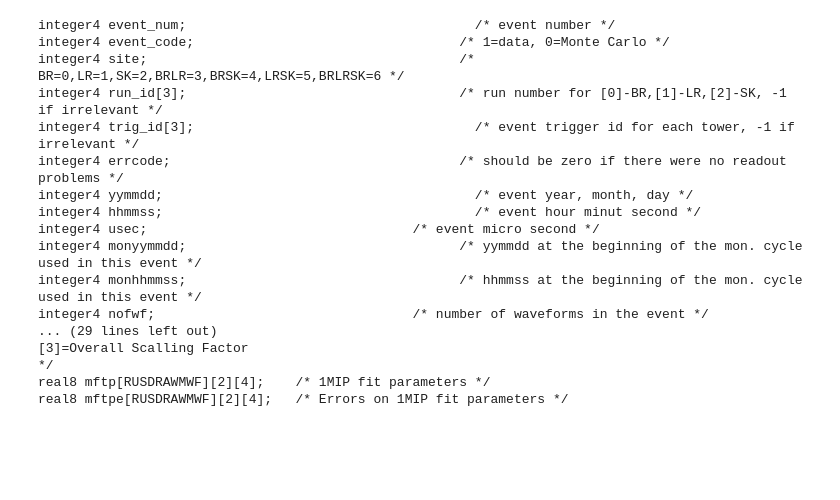
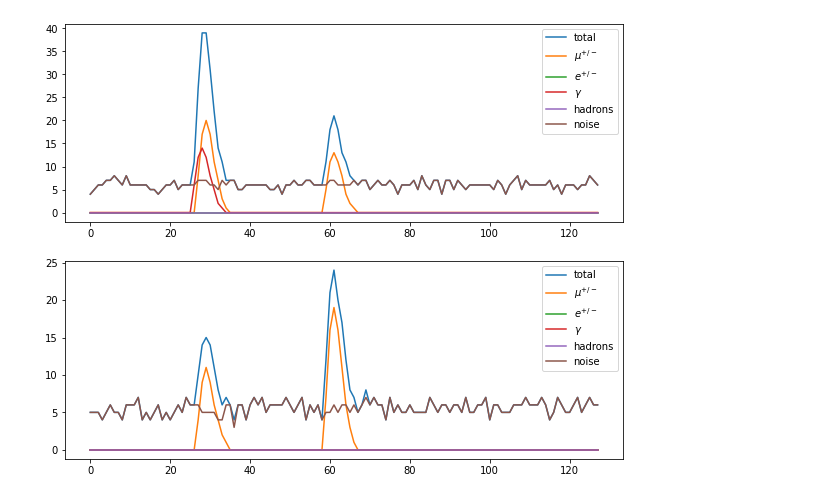
Before and after one commit to nj-vs-vh/ta-muon-puzzle, a Jupyter notebook: waveforms_preview.ipynb, the cells around one changed output. Drawn from its saved outputs; the diff is of its cells as text; code cells hidden in the pictures; blank space fills up the shorter version.

```diff
--- a/waveforms_preview.ipynb
+++ b/waveforms_preview.ipynb
@@ -85,23 +78,48 @@ plt.show()
-# %%
-print(rusdraw.doc)
-# %% [output]
-integer4 event_num;                                     /* event number */
-integer4 event_code;                                  /* 1=data, 0=Monte Carlo */
-integer4 site;                                        /* BR=0,LR=1,SK=2,BRLR=3,BRSK=4,LRSK=5,BRLRSK=6 */
-integer4 run_id[3];                                   /* run number for [0]-BR,[1]-LR,[2]-SK, -1 if irrelevant */
-integer4 trig_id[3];                                    /* event trigger id for each tower, -1 if irrelevant */
-integer4 errcode;                                     /* should be zero if there were no readout problems */
-integer4 yymmdd;                                        /* event year, month, day */
-integer4 hhmmss;                                        /* event hour minut second */
-integer4 usec;                                  /* event micro second */
-integer4 monyymmdd;                                   /* yymmdd at the beginning of the mon. cycle used in this event */
-integer4 monhhmmss;                                   /* hhmmss at the beginning of the mon. cycle used in this event */
-integer4 nofwf;                                 /* number of waveforms in the event */
-... (29 lines left out)
-[3]=Overall Scalling Factor
-*/
-real8 mftp[RUSDRAWMWF][2][4];    /* 1MIP fit parameters */
-real8 mftpe[RUSDRAWMWF][2][4];   /* Errors on 1MIP fit parameters */
 # %%
 for dst in dst_files:
     dst.close()
+# %%
+from data_extraction.waveform_processing import get_datetime
+
+# plotting specific event (by precise datetime) and specific detector (by xxyy)
+target_dt = datetime.fromisoformat("2012-07-18 00:32:31.143931")
+target_xxyy = 1505
+
+fig, axes = plt.subplots(nrows=2, ncols=1, figsize=(10, 8))
+
+detectors_to_plot = None
+
+target_detector_waveforms_by_label = dict()
+
+with all_dst, mu_dst, el_dst, gamma_dst, hadrons_dst, noise_dst:
+    for dst, label in zip(dst_files, dst_file_labels):
+        for _ in dst.events():
+            rusdraw = dst.get_bank('rusdraw')
+            datetime_ = get_datetime(rusdraw)
+            if datetime_ != target_dt:
+                continue
+
+            fadc = rusdraw['fadc']
+            wf_id = rusdraw['wf_id']
+            xxyy = rusdraw['xxyy']
+            waveform_parts_by_detector = defaultdict(dict)
+            for i in range(rusdraw['nofwf']):
+                waveform_parts_by_detector[xxyy[i]][wf_id[i]] = fadc[i]
+            waveforms_by_detector = {xxyy_: assemble_waveforms(wfp) for xxyy_, wfp in waveform_parts_by_detector.items()}
+
+            target_detector_waveforms_by_label[label] = waveforms_by_detector[target_xxyy]
+            break
+        else:
+            raise ValueError(f"Event with target datetime {target_dt} not found")
+
+for label, waveforms in target_detector_waveforms_by_label.items():
+    for irow, waveform in enumerate(waveforms):
+        ax: plt.Axes = axes[irow]
+        ax.plot(waveform, label=label)
+        ax.legend()
+
+
+plt.savefig(f"pics/anomalous-mu-{target_dt}-{target_xxyy:04}.png", bbox_inches="tight")
+plt.show()
+# %% [output]
+[figure, added]
```
Also changed, not shown: parts of 7 cells of this notebook, 5 other files.
